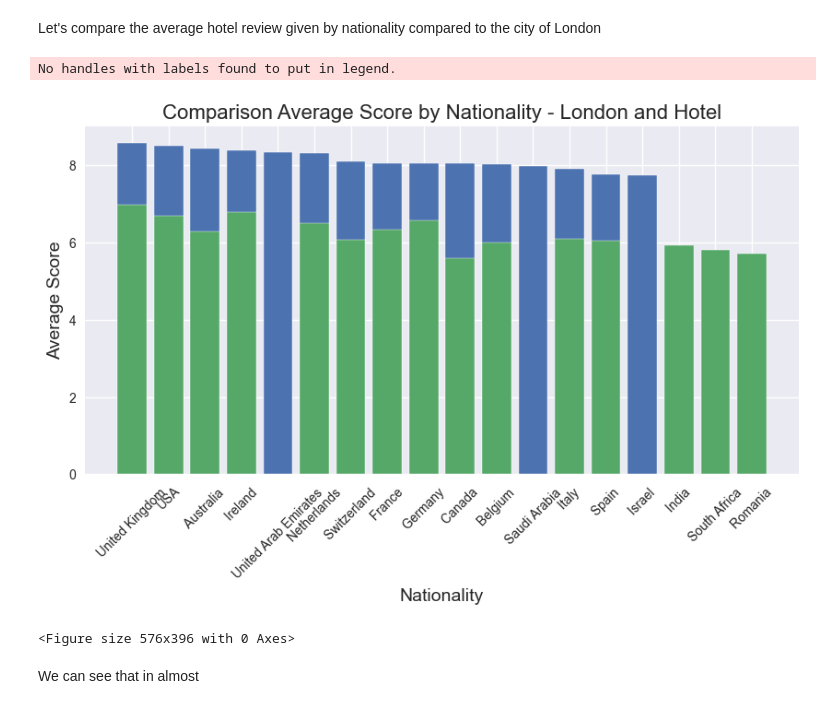
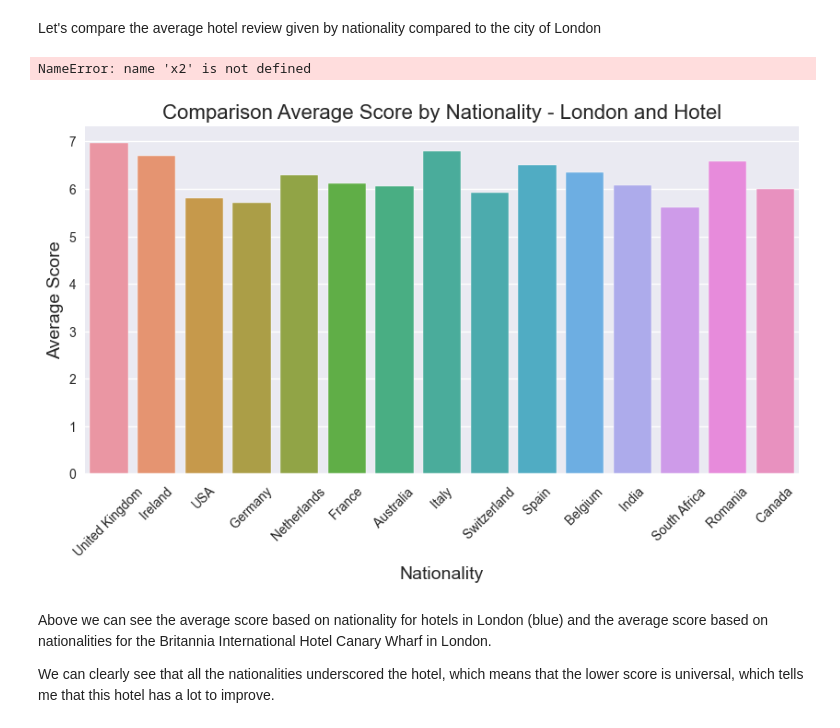
Before and after one commit to ismael-araujo/Hotel-Reviews-Analysis-Using-NLP, a Jupyter notebook: preprossessing/eda.ipynb, the cells around one changed output. Cells and saved outputs as stored; diff of their text form; code cells hidden in the pictures.

```diff
--- a/preprossessing/eda.ipynb
+++ b/preprossessing/eda.ipynb
@@ -557,24 +557,41 @@ nationality.reset_index(inplace=True)
 
 x = nationality['Reviewer_Nationality']
 y = nationality['mean'].sort_values(ascending=False)
+# %%
+# Creating a plot to see the average of the reviews based on nationality of the reviewer
+nationality = hotel.groupby(['Reviewer_Nationality']).describe()
+nationality = nationality['Reviewer_Score']
+nationality = nationality.nlargest(15, columns='count')
+nationality.reset_index(inplace=True)
+
+x = nationality['Reviewer_Nationality']
+y = nationality['mean'].sort_values(ascending=False)
 # %%
-plt.style.use('seaborn')
+# plt.style.use('seaborn')
 plt.figure(figsize=(10,5), dpi=100)
-plt.bar(x, y)
-plt.legend(fontsize=16)
+sns.barplot(x, y)
 plt.xlabel('Nationality', fontsize=14)
-plt.ylabel('Average Score', fontsize=14)
 plt.xticks(rotation=45)
 plt.title("Comparison Average Score by Nationality - London and Hotel", fontsize=16)
-plt.savefig('filename.png', dpi=300)
+plt.ylabel('Average Score', fontsize=14)
 plt.bar(x2, y2)
+# plt.legend(fontsize=16)
+# plt.bar(x, y)
+
+
+
+
+
+
+
+# plt.show()
+
+# plt.savefig('../images/average-nationality.png', bbox_inches = "tight", pad_inches=.5, dpi=300)
 plt.show()
-
-plt.savefig('../images/average-nationality.png', bbox_inches = "tight", pad_inches=.5, dpi=300)
-plt.show()
 # %% [output]
-No handles with labels found to put in legend.
+NameError: name 'x2' is not defined
-[figure, old version]
+[figure, new version]
-<Figure size 576x396 with 0 Axes>
-# %% [markdown]
-We can see that in almost
+# %% [markdown]
+Above we can see the average score based on nationality for hotels in London (blue) and the average score based on nationalities for the Britannia International Hotel Canary Wharf in London.
+
+We can clearly see that all the nationalities underscored the hotel, which means that the lower score is universal, which tells me that this hotel has a lot to improve.
```
Also changed, not shown: parts of 10 cells of this notebook, 9 other files.
